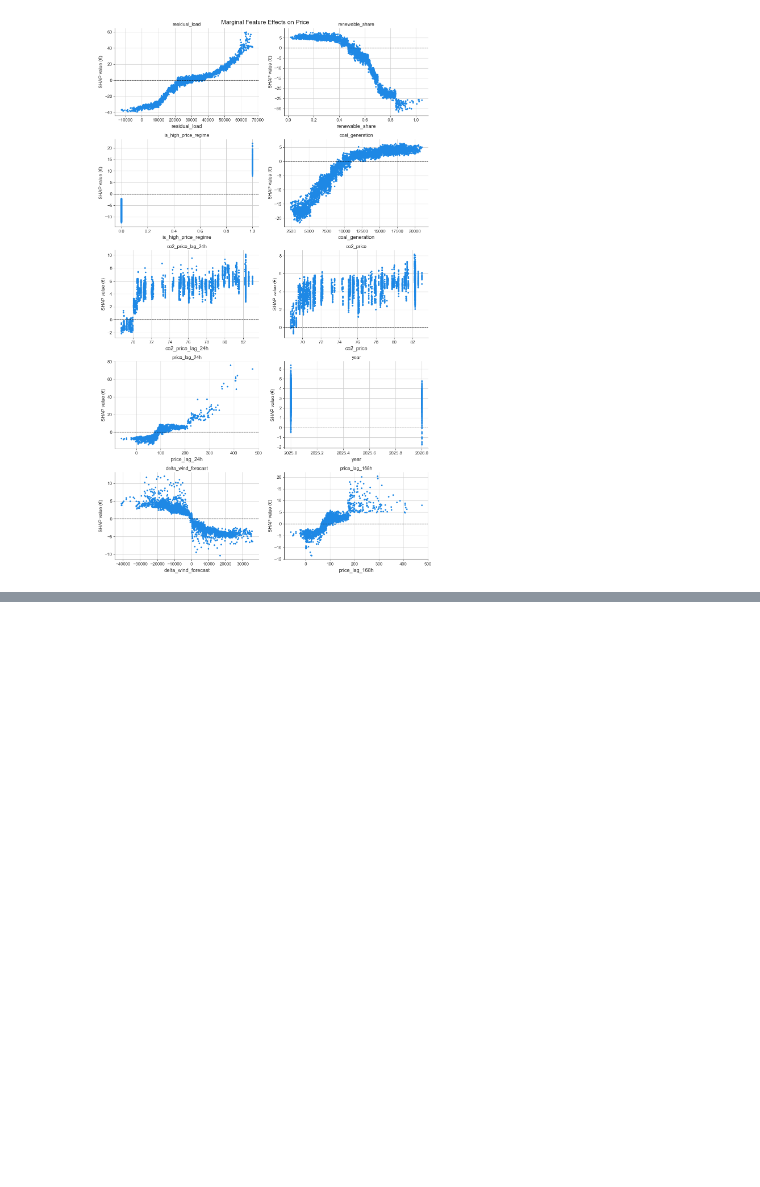
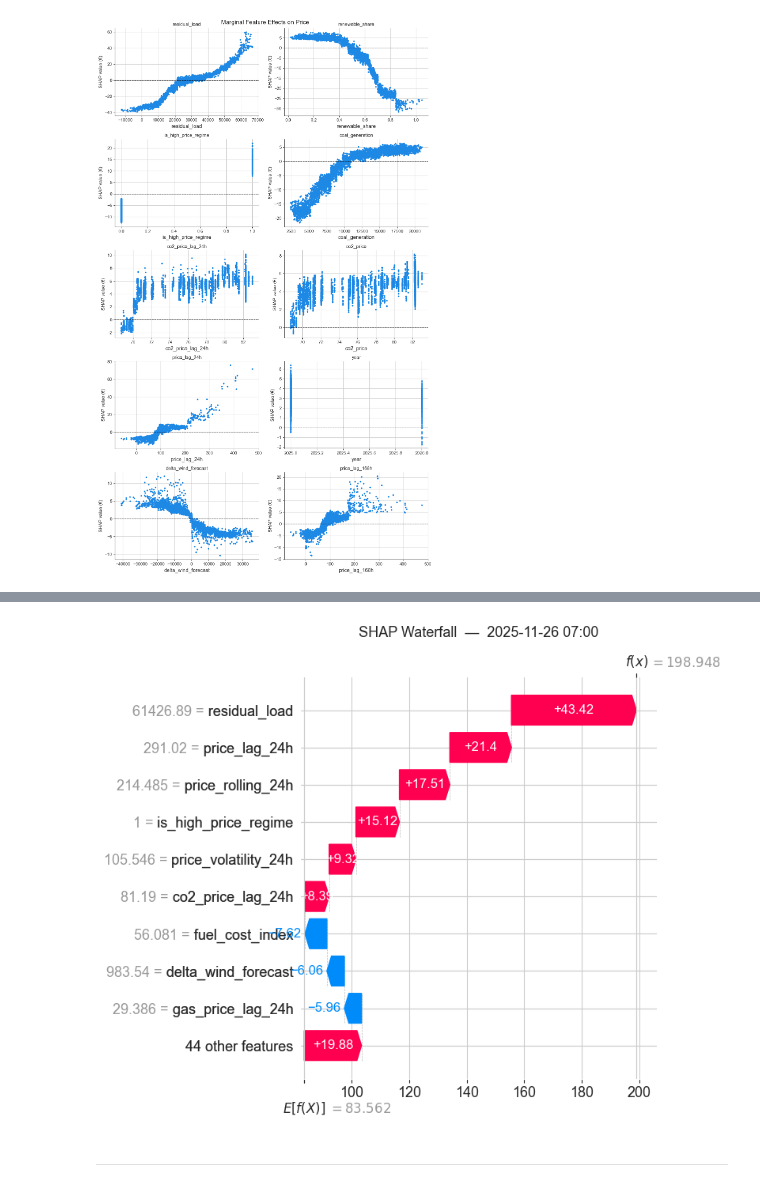
Before and after one commit to Josip007/WattWise, a Jupyter notebook: notebooks/Ati_model_SHAP.ipynb, the cells around one changed output, grey strips where cells are left out. Cells and saved outputs as stored; diff of their text form; code cells hidden in the pictures; blank space fills up the shorter version.

Commit message:
SHAP and Quantile Regression commit

```diff
--- a/notebooks/Ati_model_SHAP.ipynb
+++ b/notebooks/Ati_model_SHAP.ipynb
@@ -735,0 +760,24 @@ plt.show()
+# %%
+# Waterfall plot (one specific prediction)
+# Explain why the model predicted a specific value for one sample
+
+# Find the position of the timestamp in test_df
+idx = test_df[test_df["timestamp"] == "2025-11-26 07:00:00"].index[0]
+
+# Use that index to locate the same row in X_test
+row_position = X_test.index.get_loc(idx)
+
+# Compute SHAP explanation object
+shap_explanation = explainer(X_test)
+
+# Plot waterfall for that specific hour
+plt.figure(figsize=(12, 8))
+shap.waterfall_plot(shap_explanation[row_position], max_display=10, show=False)
+plt.title("SHAP Waterfall  —  2025-11-26 07:00", fontsize=13, pad=15)
+plt.tight_layout()
+
+plt.show()
+# %% [output]
+[figure, added]
+# %% [markdown]
+----------------------------------------------------------------------------------------------------------------------------------
```
Also changed, not shown: parts of 12 cells of this notebook, 5 other files.
